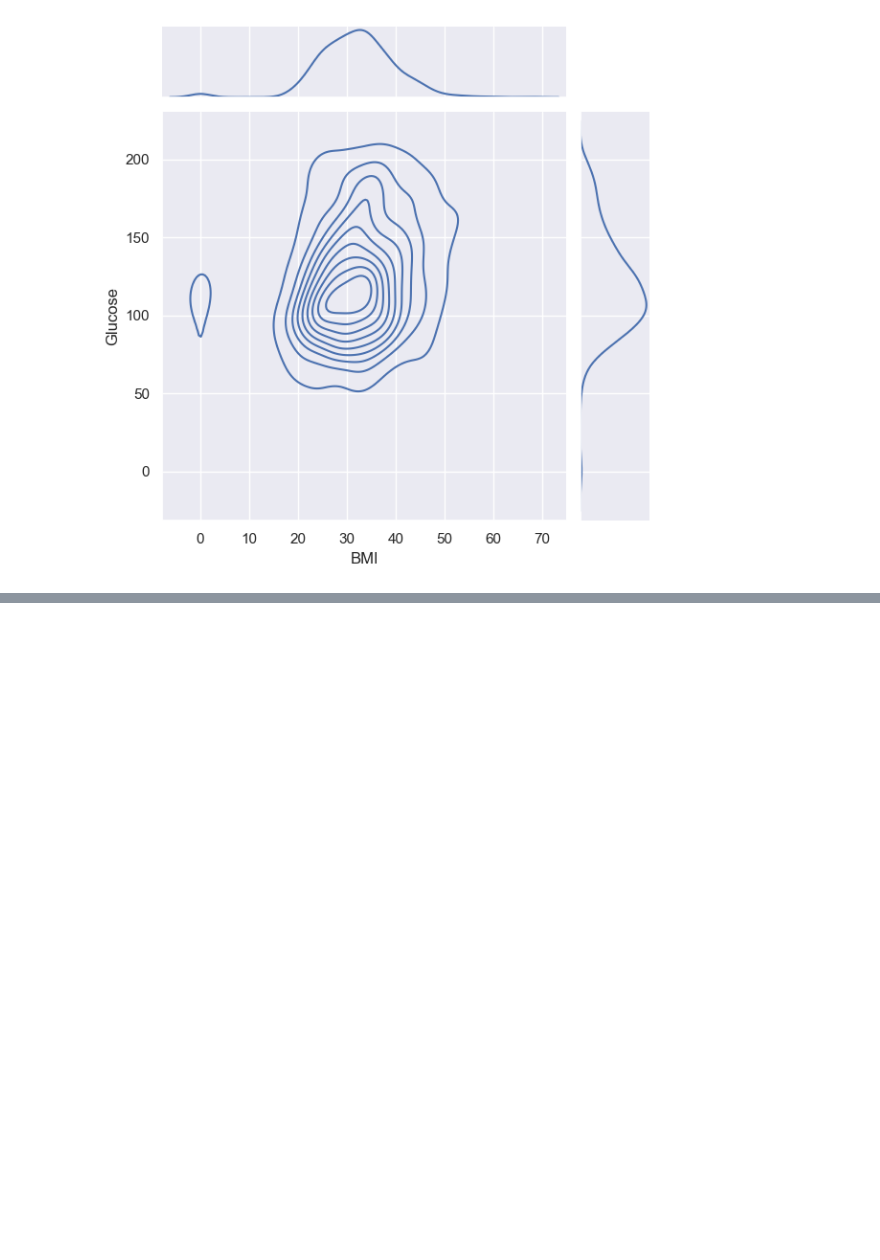
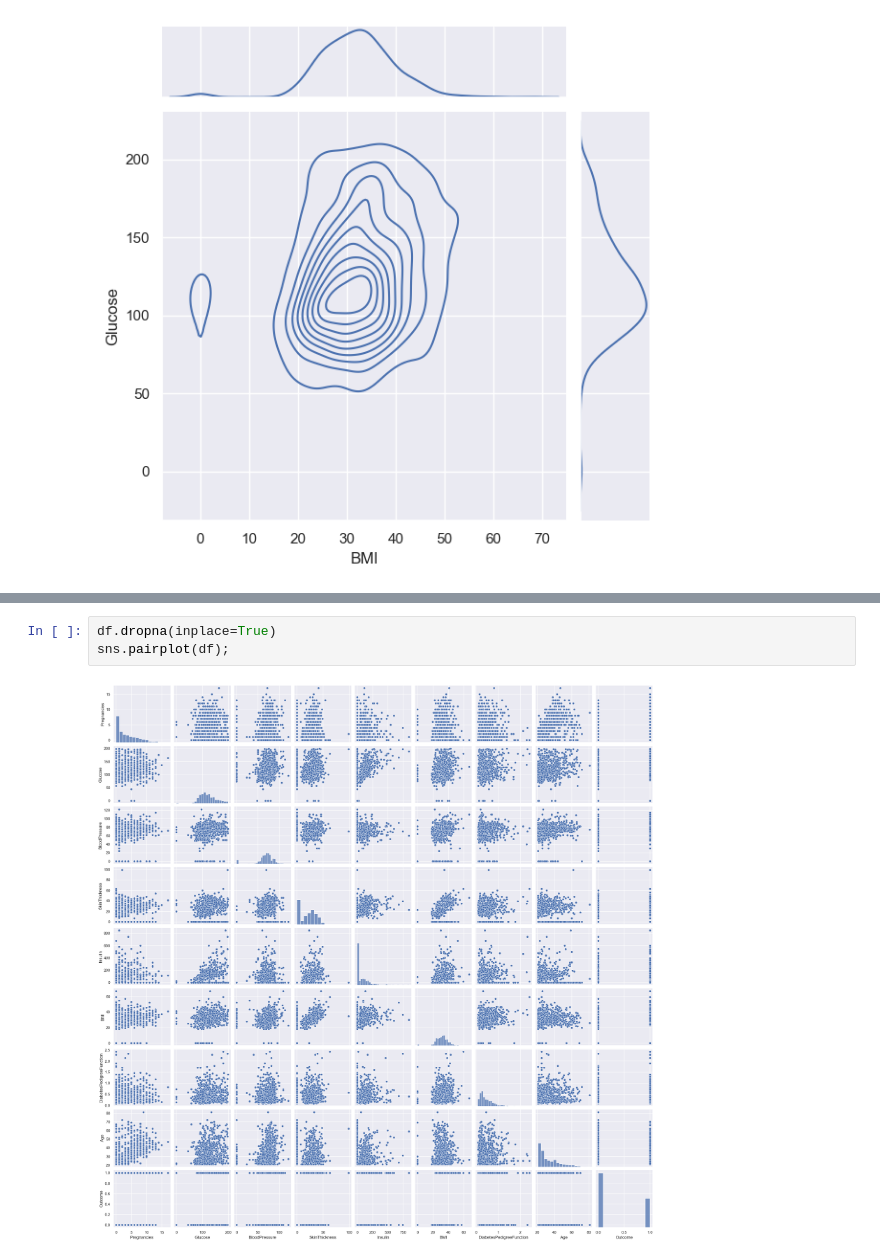
Before and after one commit to jumabekov02/diabetes-analysis-2, a Jupyter notebook: notebook/01_EDA.ipynb, the cells around one changed output, grey strips where cells are left out. Cells and saved outputs as stored; diff of their text form; blank space fills up the shorter version.

```diff
--- a/notebook/01_EDA.ipynb
+++ b/notebook/01_EDA.ipynb
@@ -197,0 +198,5 @@ TypeError: kdeplot() takes from 0 to 1 positional arguments but 2 were given
+# %%
+df.dropna(inplace=True)
+sns.pairplot(df);
+# %% [output]
+[figure, added]
```
Also changed, not shown: parts of 2 cells of this notebook.
